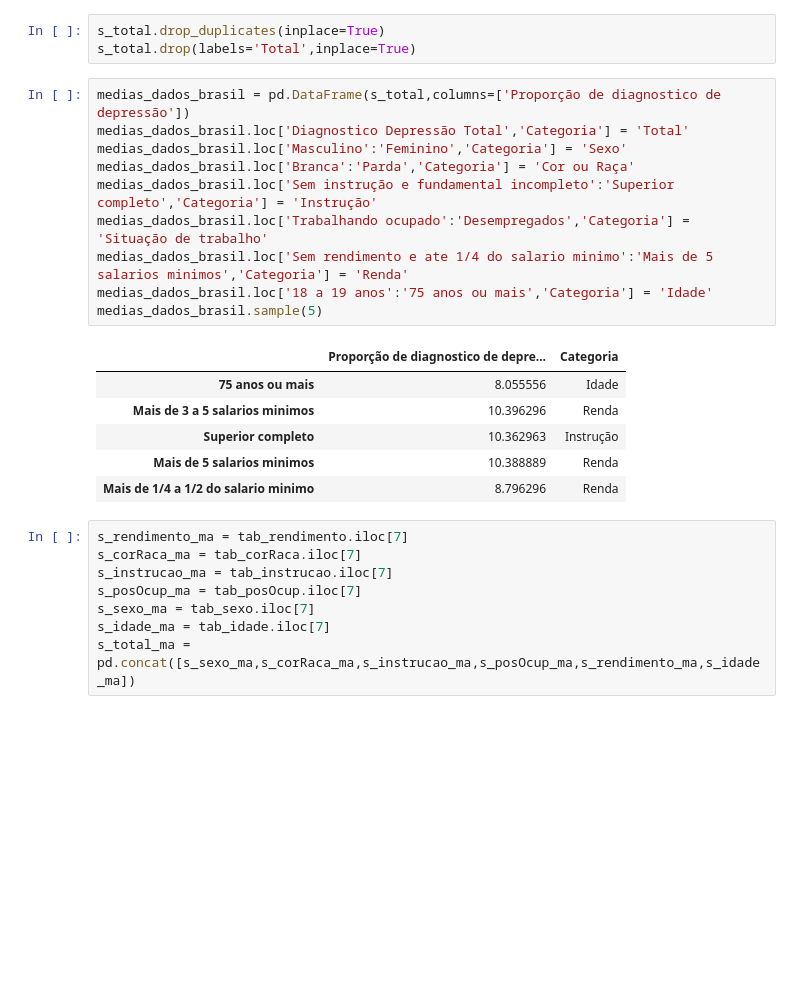
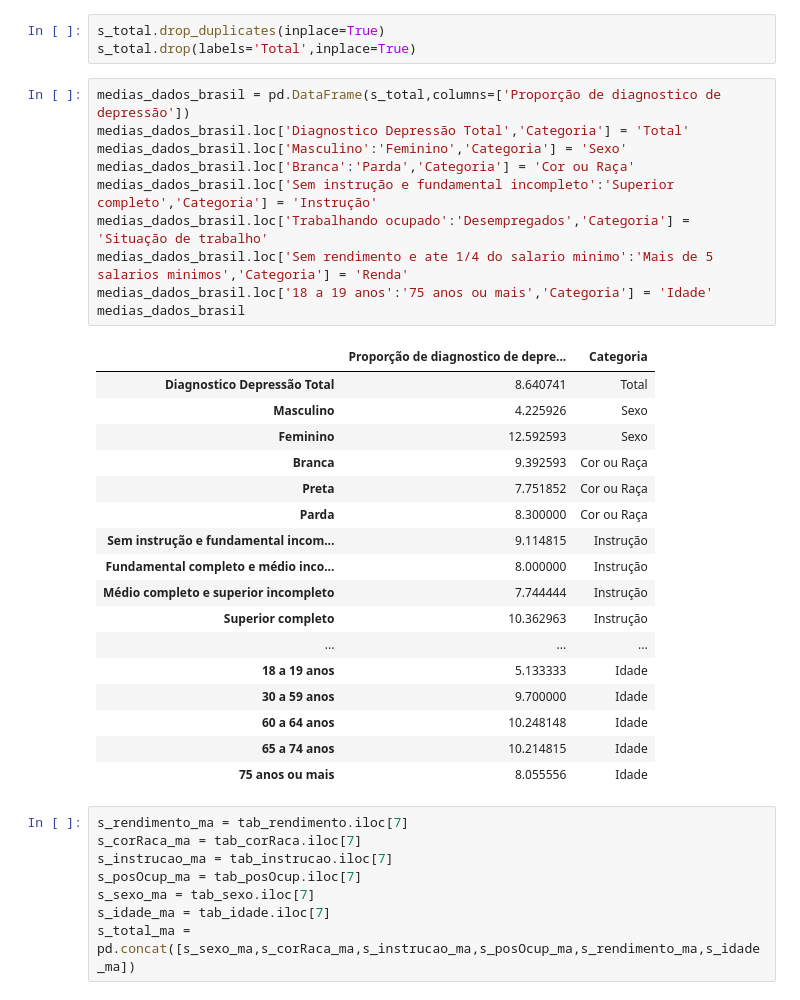
Before and after one commit to Felipeecp/desafio4_tratamento_dados, a Jupyter notebook: analise.ipynb, the cells around one changed output. Cells and saved outputs as stored; diff of their text form; blank space fills up the shorter version.

```diff
--- a/analise.ipynb
+++ b/analise.ipynb
@@ -43,20 +43,31 @@ s_total.drop(labels='Total',inplace=True)
 # %%
 medias_dados_brasil = pd.DataFrame(s_total,columns=['Proporção de diagnostico de depressão'])
 medias_dados_brasil.loc['Diagnostico Depressão Total','Categoria'] = 'Total'
 medias_dados_brasil.loc['Masculino':'Feminino','Categoria'] = 'Sexo'
 medias_dados_brasil.loc['Branca':'Parda','Categoria'] = 'Cor ou Raça'
 medias_dados_brasil.loc['Sem instrução e fundamental incompleto':'Superior completo','Categoria'] = 'Instrução'
 medias_dados_brasil.loc['Trabalhando ocupado':'Desempregados','Categoria'] = 'Situação de trabalho'
 medias_dados_brasil.loc['Sem rendimento e ate 1/4 do salario minimo':'Mais de 5 salarios minimos','Categoria'] = 'Renda'
 medias_dados_brasil.loc['18 a 19 anos':'75 anos ou mais','Categoria'] = 'Idade'
-medias_dados_brasil.sample(5)
+medias_dados_brasil
 # %% [output]
 |  | Proporção de diagnostico de depre... | Categoria |
+| Diagnostico Depressão Total | 8.640741 | Total |
+| Masculino | 4.225926 | Sexo |
+| Feminino | 12.592593 | Sexo |
+| Branca | 9.392593 | Cor ou Raça |
+| Preta | 7.751852 | Cor ou Raça |
+| Parda | 8.300000 | Cor ou Raça |
+| Sem instrução e fundamental incom... | 9.114815 | Instrução |
+| Fundamental completo e médio inco... | 8.000000 | Instrução |
+| Médio completo e superior incompleto | 7.744444 | Instrução |
+| Superior completo | 10.362963 | Instrução |
+| ... | ... | ... |
+| 18 a 19 anos | 5.133333 | Idade |
+| 30 a 59 anos | 9.700000 | Idade |
+| 60 a 64 anos | 10.248148 | Idade |
+| 65 a 74 anos | 10.214815 | Idade |
 | 75 anos ou mais | 8.055556 | Idade |
-| Mais de 3 a 5 salarios minimos | 10.396296 | Renda |
-| Superior completo | 10.362963 | Instrução |
-| Mais de 5 salarios minimos | 10.388889 | Renda |
-| Mais de 1/4 a 1/2 do salario minimo | 8.796296 | Renda |
 # %%
 s_rendimento_ma = tab_rendimento.iloc[7]
 s_corRaca_ma = tab_corRaca.iloc[7]
```
Also changed, not shown: parts of 5 cells of this notebook, 1 other file.
